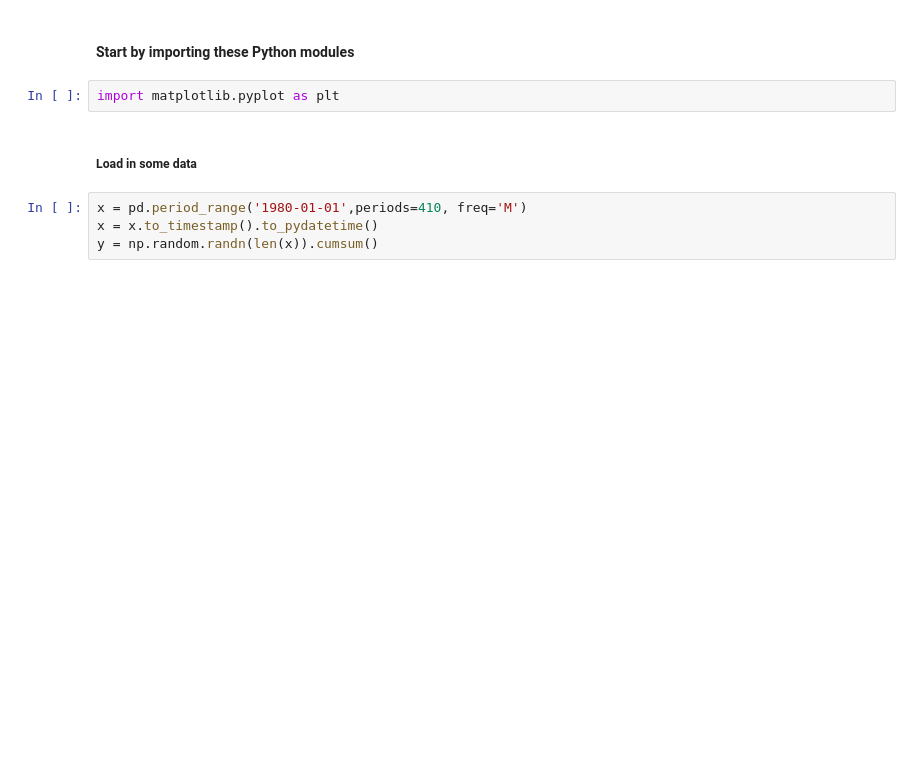
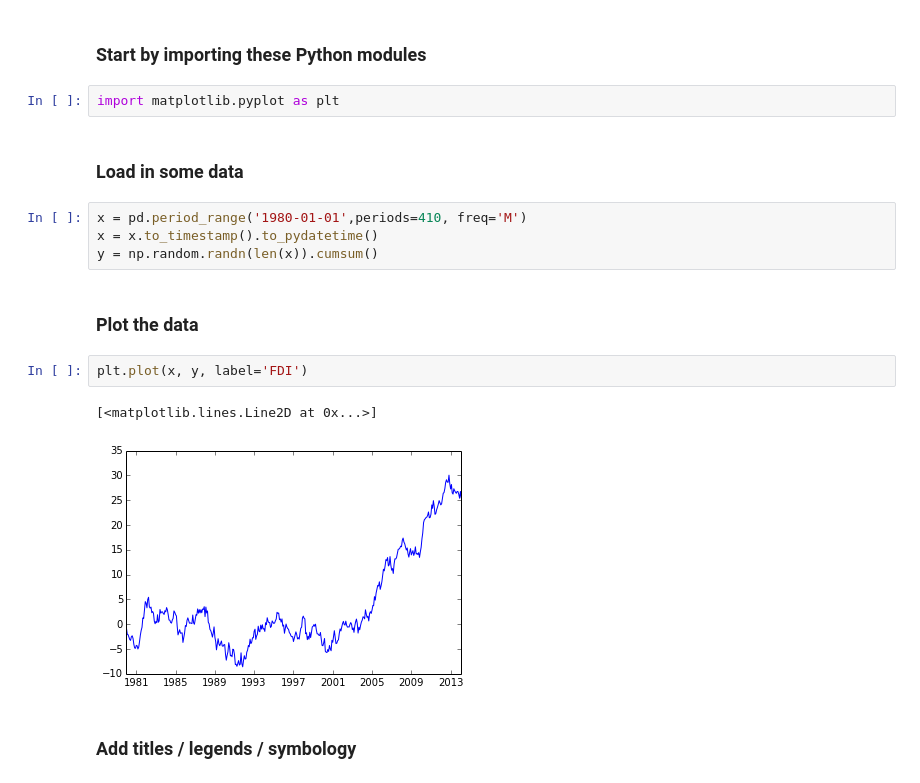
Before and after one commit to UNSW-CFRC/Session-8-Python-Data-Viz, a Jupyter notebook: python-cheatsheet.ipynb, the cells around one changed output. Drawn from its saved outputs; the diff is of its cells as text; blank space fills up the shorter version.

```diff
--- a/python-cheatsheet.ipynb
+++ b/python-cheatsheet.ipynb
@@ -1,13 +3,22 @@
 # %% [markdown]
-#### Start by importing these Python modules
+### Start by importing these Python modules
 # %%
 import matplotlib.pyplot as plt
 # %% [markdown]
-##### Load in some data
+### Load in some data
 # %%
 x = pd.period_range('1980-01-01',periods=410, freq='M')
 x = x.to_timestamp().to_pydatetime()
 y = np.random.randn(len(x)).cumsum()
+# %% [markdown]
+### Plot the data
+# %%
+plt.plot(x, y, label='FDI')
+# %% [output]
+[<matplotlib.lines.Line2D at 0x...>]
+[figure, added]
+# %% [markdown]
+### Add titles / legends / symbology
 # %%
 plt.title('Fake Data Index')
 
```
Also changed, not shown: parts of 2 cells of this notebook.
